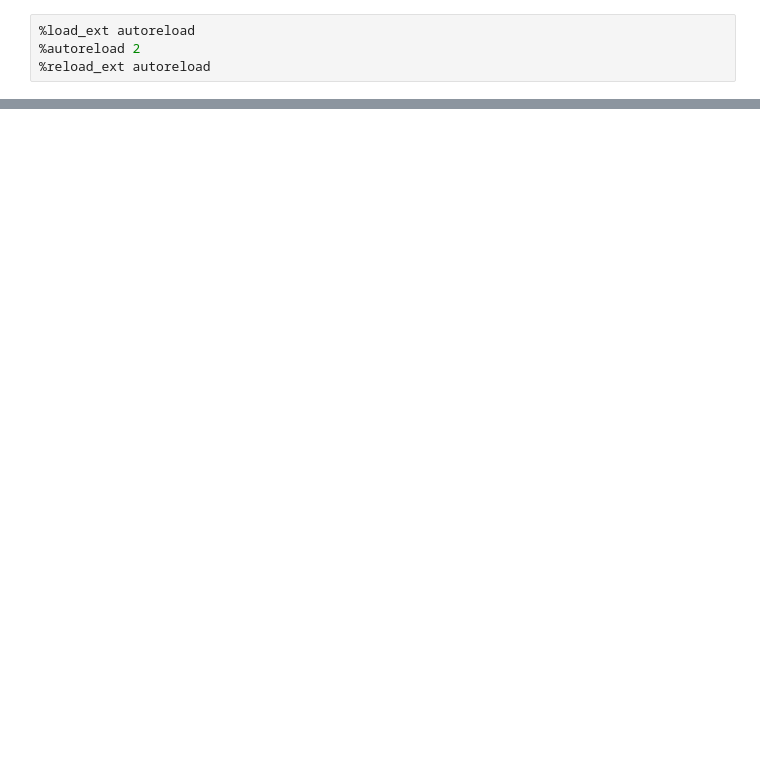
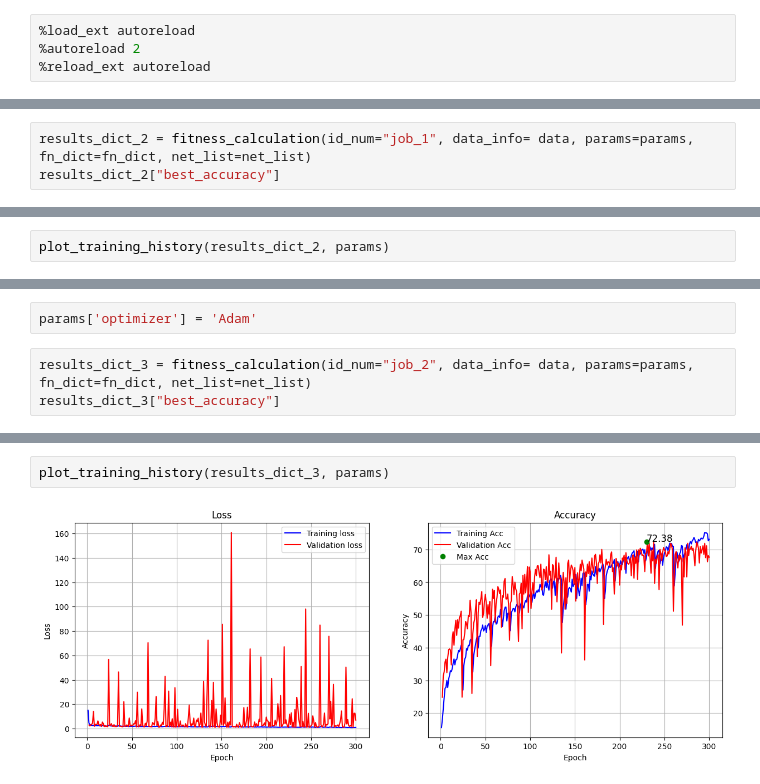
Before and after one commit to DiegoPaezA/qnas_torch, a Jupyter notebook: test_fitness.ipynb, the cells around one changed output, grey strips where cells are left out. Cells and saved outputs as stored; diff of their text form; blank space fills up the shorter version.

```diff
--- a/test_fitness.ipynb
+++ b/test_fitness.ipynb
@@ -35,0 +52,3 @@ for loader in loaders:
+# %%
+results_dict_2 = fitness_calculation(id_num="job_1", data_info= data, params=params, fn_dict=fn_dict, net_list=net_list)
+results_dict_2["best_accuracy"]
@@ -35,0 +78,2 @@ for loader in loaders:
+# %%
+plot_training_history(results_dict_2, params)
@@ -35,0 +84,5 @@ for loader in loaders:
+# %%
+params['optimizer'] = 'Adam'
+# %%
+results_dict_3 = fitness_calculation(id_num="job_2", data_info= data, params=params, fn_dict=fn_dict, net_list=net_list)
+results_dict_3["best_accuracy"]
@@ -35,0 +112,4 @@ for loader in loaders:
+# %%
+plot_training_history(results_dict_3, params)
+# %% [output]
+[figure, added]
```
Also changed, not shown: parts of 14 cells of this notebook, 1 other file.
